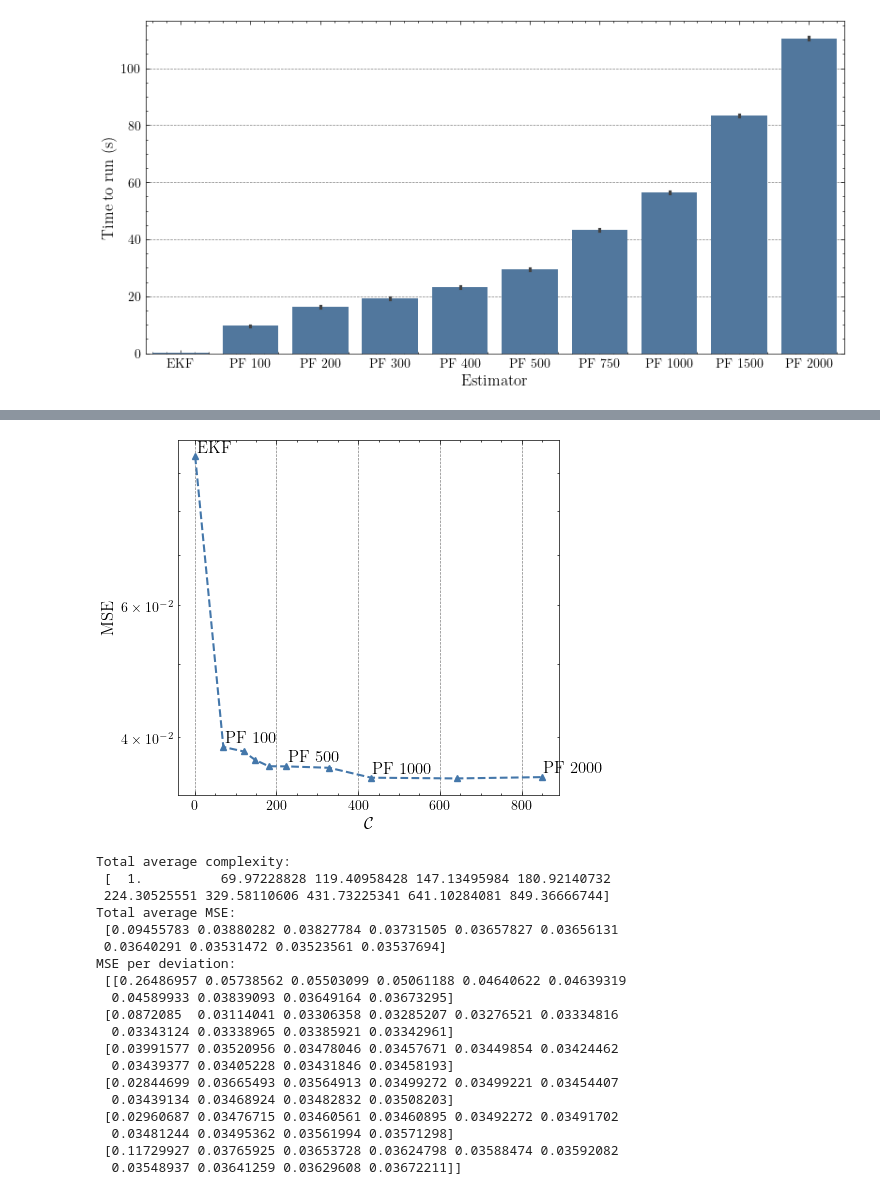
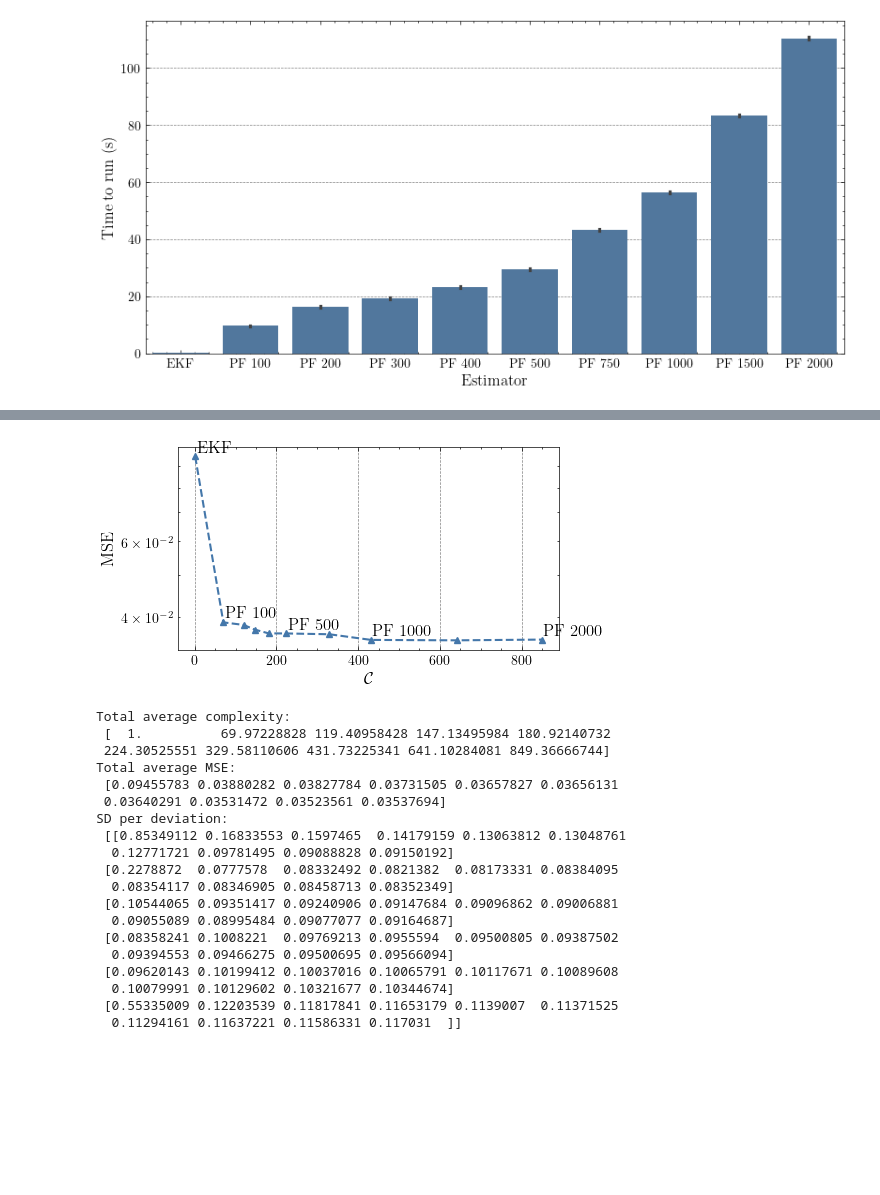
Before and after one commit to mlmulv/Thesis-Code, a Jupyter notebook: notebooks/03_Estimator_Comparison.ipynb, the cells around one changed output, grey strips where cells are left out. Cells and saved outputs as stored; diff of their text form; code cells hidden in the pictures; blank space fills up the shorter version.

```diff
--- a/notebooks/03_Estimator_Comparison.ipynb
+++ b/notebooks/03_Estimator_Comparison.ipynb
@@ -128,24 +128,26 @@ for i in range(1):
 # %%
 total_avg_time = np.average(time_arr_03, axis=(0, 2))
 complexity = total_avg_time / min(total_avg_time)
 total_avg_err = np.average(error_arr_03, axis=(0, 2, 3))
 
-fig, ax = plt.subplots(figsize=(5.1,4))
+fig, ax = plt.subplots(figsize=(5.1,2.55))
 ax.semilogy(complexity, total_avg_err, linestyle="--", marker="^")
 ax.set_xlabel(r"$\mathcal{C}$")
 ax.set_ylabel("MSE")
 for x, y, label in zip(complexity, total_avg_err, filters):
     if label in {"EKF", "PF 100", "PF 500", "PF 1000", "PF 2000"}:
         ax.annotate(label, xy=(x, y), xytext=(1,1), textcoords="offset points", ha="left", va="bottom")
 fig.savefig("figures/5_6.pdf", format="pdf")
 # %% [output]
-[figure, old version]
+[figure, new version]
 # %%
 print("Total average complexity: \n", complexity)
 print("Total average MSE: \n", total_avg_err)
 
 deviation_error = np.average(error_arr_03, axis=(2,3))
-print("MSE per deviation: \n", deviation_error)
+deviation_std = np.std(error_arr_03, axis=(2,3))
+# print("MSE per deviation: \n", deviation_error)
+print("SD per deviation: \n", deviation_std)
 # %% [output]
 Total average complexity:
  [  1.          69.97228828 119.40958428 147.13495984 180.92140732
@@ -153,16 +155,16 @@ Total average complexity:
 Total average MSE:
  [0.09455783 0.03880282 0.03827784 0.03731505 0.03657827 0.03656131
  0.03640291 0.03531472 0.03523561 0.03537694]
-MSE per deviation:
- [[0.26486957 0.05738562 0.05503099 0.05061188 0.04640622 0.04639319
-  0.04589933 0.03839093 0.03649164 0.03673295]
- [0.0872085  0.03114041 0.03306358 0.03285207 0.03276521 0.03334816
-  0.03343124 0.03338965 0.03385921 0.03342961]
- [0.03991577 0.03520956 0.03478046 0.03457671 0.03449854 0.03424462
-  0.03439377 0.03405228 0.03431846 0.03458193]
- [0.02844699 0.03665493 0.03564913 0.03499272 0.03499221 0.03454407
-  0.03439134 0.03468924 0.03482832 0.03508203]
- [0.02960687 0.03476715 0.03460561 0.03460895 0.03492272 0.03491702
-  0.03481244 0.03495362 0.03561994 0.03571298]
- [0.11729927 0.03765925 0.03653728 0.03624798 0.03588474 0.03592082
-  0.03548937 0.03641259 0.03629608 0.03672211]]
+SD per deviation:
+ [[0.85349112 0.16833553 0.1597465  0.14179159 0.13063812 0.13048761
+  0.12771721 0.09781495 0.09088828 0.09150192]
+ [0.2278872  0.0777578  0.08332492 0.0821382  0.08173331 0.08384095
+  0.08354117 0.08346905 0.08458713 0.08352349]
+ [0.10544065 0.09351417 0.09240906 0.09147684 0.09096862 0.09006881
+  0.09055089 0.08995484 0.09077077 0.09164687]
+ [0.08358241 0.1008221  0.09769213 0.0955594  0.09500805 0.09387502
+  0.09394553 0.09466275 0.09500695 0.09566094]
+ [0.09620143 0.10199412 0.10037016 0.10065791 0.10117671 0.10089608
+  0.10079991 0.10129602 0.10321677 0.10344674]
+ [0.55335009 0.12203539 0.11817841 0.11653179 0.1139007  0.11371525
+  0.11294161 0.11637221 0.11586331 0.117031  ]]
```
Also changed, not shown: parts of 2 cells of this notebook, 9 other files.
